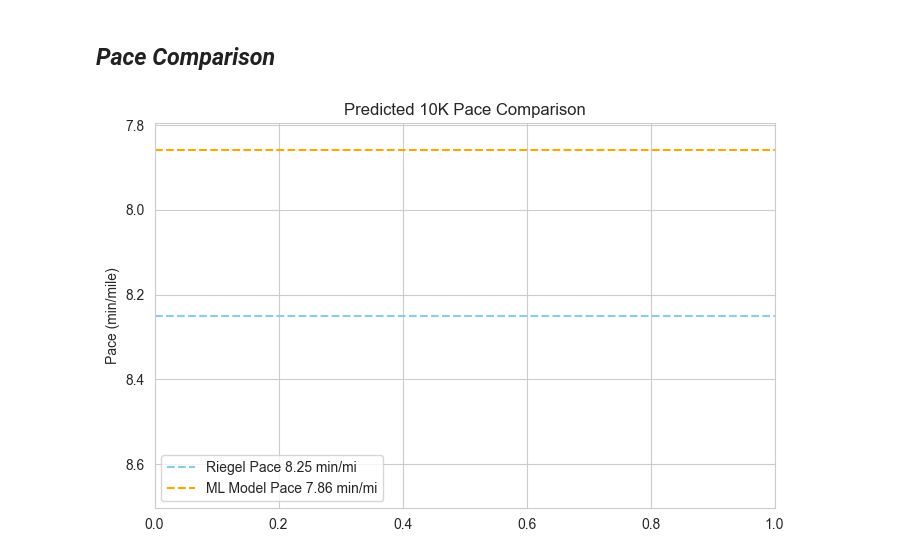
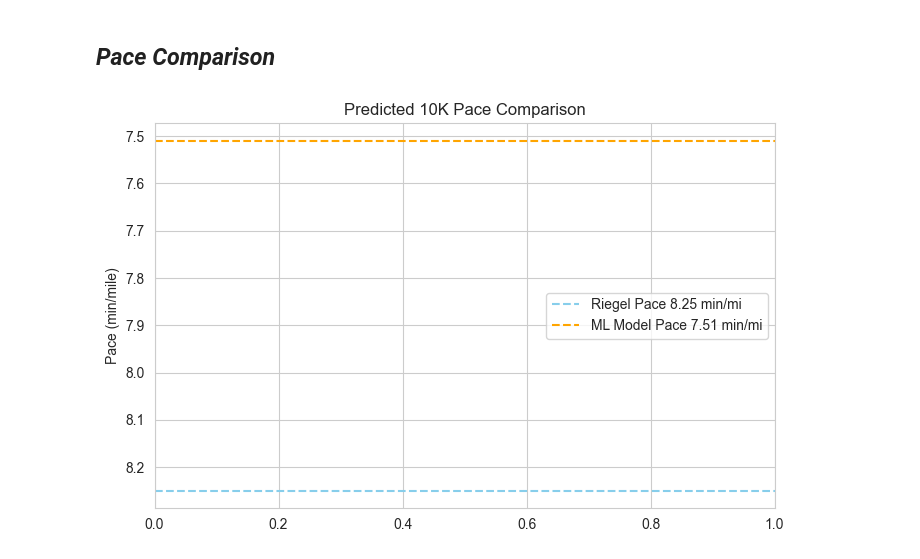
Before and after one commit to lumedrano/Strava-Run-Prediction-Model, a Jupyter notebook: notebooks/prediction.ipynb, the cells around one changed output. Drawn from its saved outputs; the diff is of its cells as text; code cells hidden in the pictures.

```diff
--- a/notebooks/prediction.ipynb
+++ b/notebooks/prediction.ipynb
@@ -192,16 +197,16 @@ plt.show()
 # %%
 plt.figure(figsize=(8,5))
 
 # riegel pace line
 plt.axhline(8.25, color='skyblue', linestyle='--', label="Riegel Pace 8.25 min/mi")
 
 # ML model pace line
-plt.axhline(7.86, color='orange', linestyle='--', label="ML Model Pace 7.86 min/mi")
+plt.axhline(7.51, color='orange', linestyle='--', label="ML Model Pace 7.51 min/mi")
 
 plt.ylabel("Pace (min/mile)")
 plt.title("Predicted 10K Pace Comparison")
 plt.gca().invert_yaxis()  # faster paces higher
 plt.legend()
 plt.show()
 # %% [output]
-[figure, old version]
+[figure, new version]
```
Also changed, not shown: parts of 1 cell of this notebook, 1 other file.
